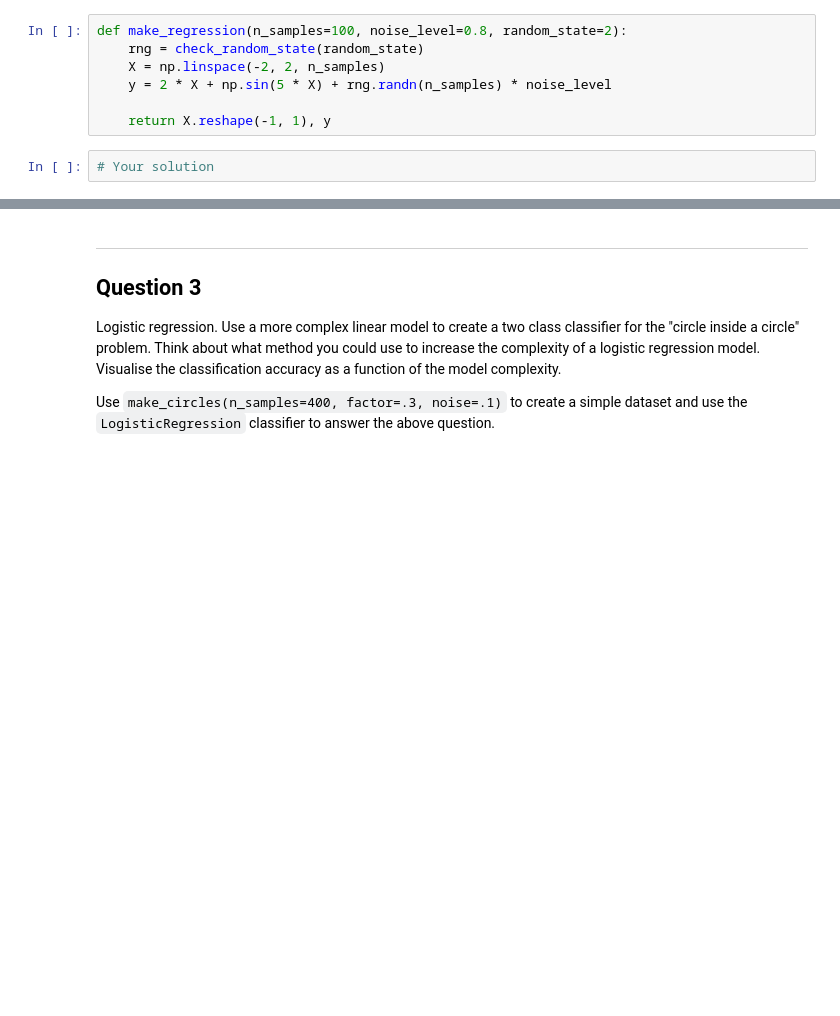
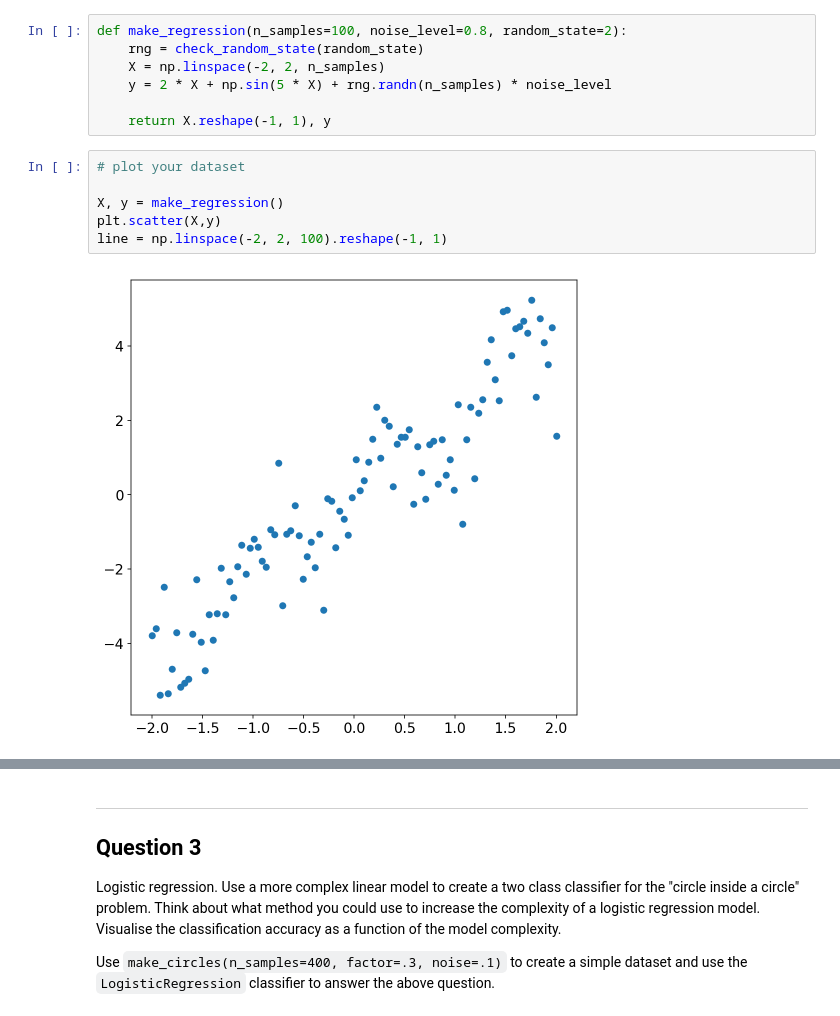
Before and after one commit to ZeusHofstetter/advanced-comp-2018, a Jupyter notebook: exercise_1.ipynb, the cells around one changed output, grey strips where cells are left out. Saved outputs shown, nothing was run; the diff lists cells and outputs as text; blank space fills up the shorter version.

```diff
--- a/exercise_1.ipynb
+++ b/exercise_1.ipynb
@@ -189,5 +245,11 @@ def make_regression(n_samples=100, noise_level=0.8, random_state=2):
     y = 2 * X + np.sin(5 * X) + rng.randn(n_samples) * noise_level
 
     return X.reshape(-1, 1), y
-# %%
-# Your solution
+# %%
+# plot your dataset
+
+X, y = make_regression()
+plt.scatter(X,y)
+line = np.linspace(-2, 2, 100).reshape(-1, 1)
+# %% [output]
+[figure, added]
```
Also changed, not shown: parts of 13 cells of this notebook.
